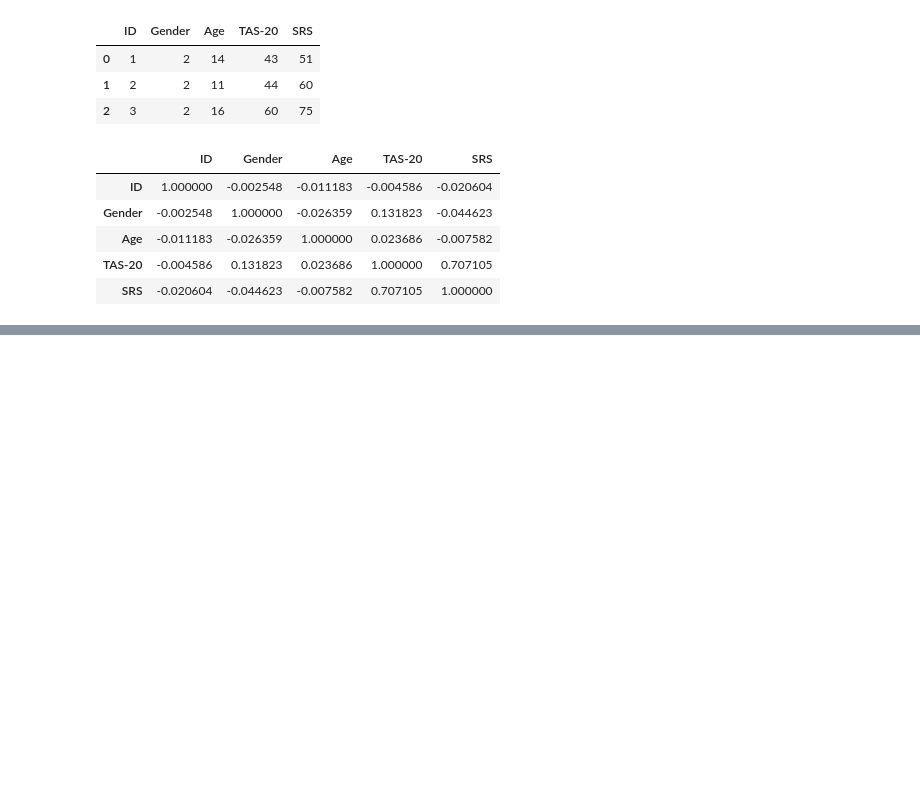
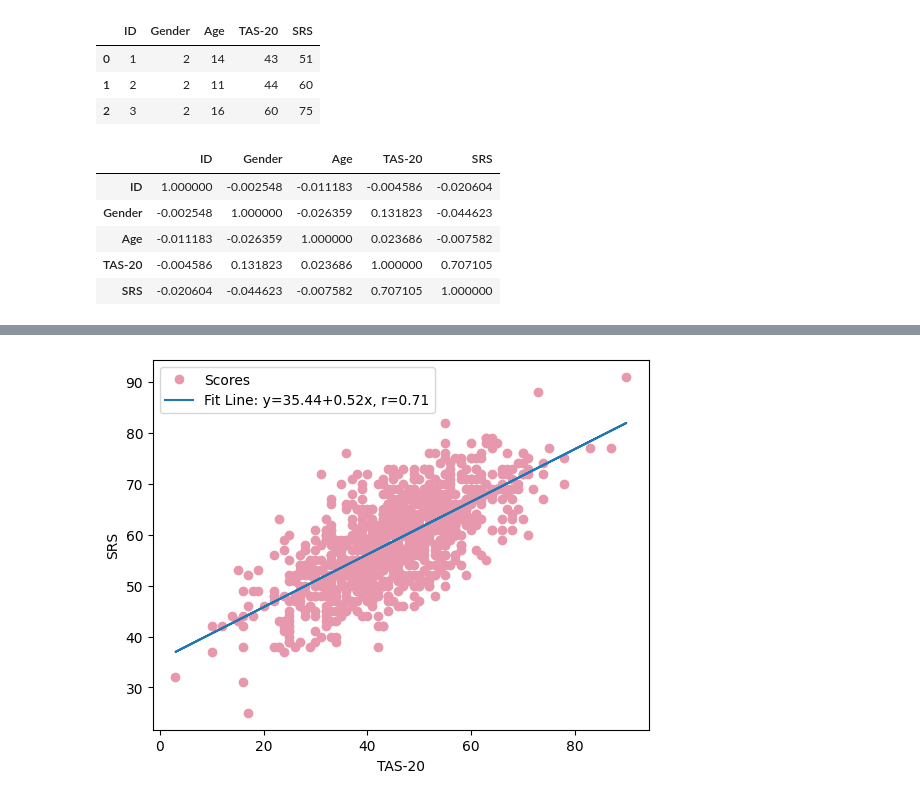
Before and after one commit to dewalr1/da621_finalproject, a Jupyter notebook: ProjectDataSetAnalysis-TAS_SRS.ipynb, the cells around one changed output, grey strips where cells are left out. Drawn from its saved outputs; the diff is of its cells as text; code cells hidden in the pictures; blank space fills up the shorter version.

```diff
--- a/ProjectDataSetAnalysis-TAS_SRS.ipynb
+++ b/ProjectDataSetAnalysis-TAS_SRS.ipynb
@@ -38,0 +101,14 @@ df.corr('pearson')
+# %%
+#changed the colors to match my powerpoint
+
+fig, ax = plt.subplots()
+color = ['#002845', '#e898ac', '#00cfcc', '#ff9973']
+ax.plot(x, y, color = '#e898ac', linewidth=0, marker='o', label='Scores')
+ax.plot(x, intercept + slope * x, label=line)
+ax.set_xlabel('TAS-20')
+ax.set_ylabel('SRS')
+ax.set
+ax.legend(facecolor='white')
+plt.show()
+# %% [output]
+[figure, added]
```
Also changed, not shown: parts of 12 cells of this notebook.
